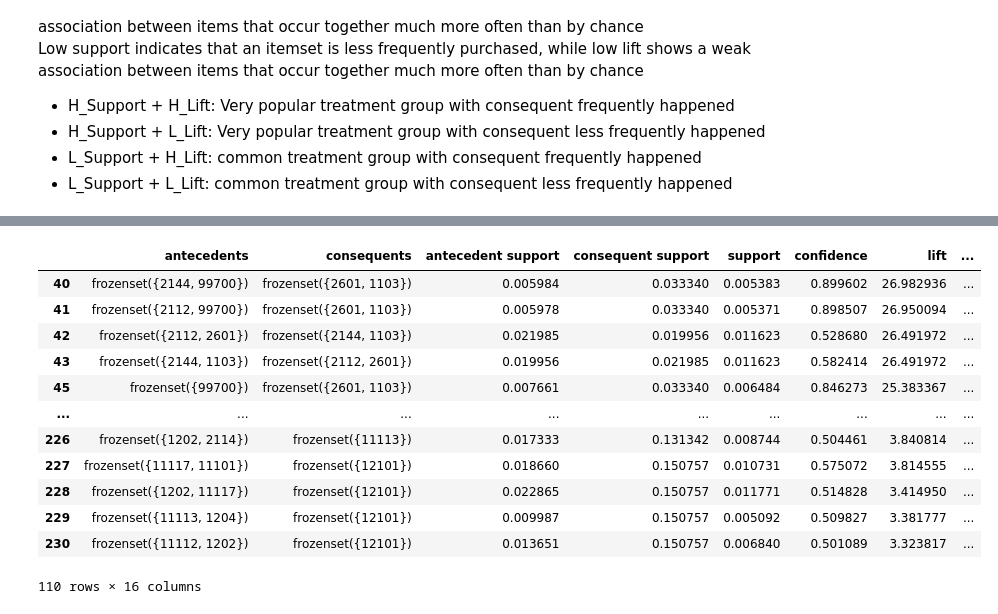
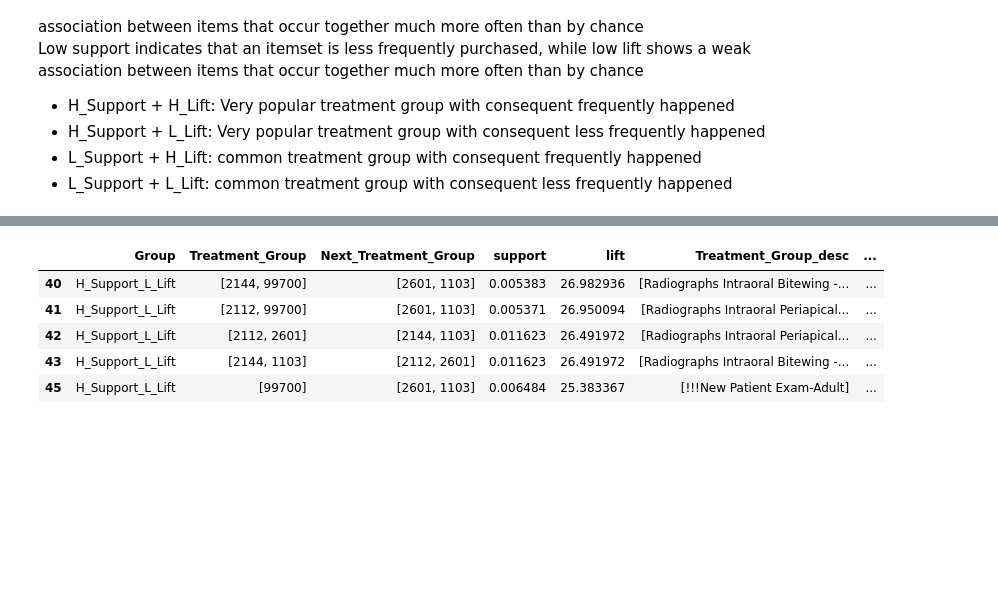
Before and after one commit to Fulankeee/SmilePass, a Jupyter notebook: Co-occurence_treatment.ipynb, the cells around one changed output, grey strips where cells are left out. Cells and saved outputs as stored; diff of their text form; code cells hidden in the pictures; blank space fills up the shorter version.

```diff
--- a/Co-occurence_treatment.ipynb
+++ b/Co-occurence_treatment.ipynb
@@ -179,6 +180,13 @@ def classify_group(row):
 
 df_r['Group'] = df_r.apply(classify_group, axis=1)
 df_r['Treatment_Group'] = df_r['antecedents'].str.findall(r'\d+').apply(lambda x: [int(i) for i in x])
+df_r['Next_Treatment_Group'] = df_r['consequents'].str.findall(r'\d+').apply(lambda x: [int(i) for i in x])
+
+code_to_description = dict(zip(df['procedure_code_y'], df['procedure_code_description']))
+def codes_with_descriptions(codes):
+    return [code_to_description.get(code, f'Unknown ({code})') for code in codes]
+df_r['Treatment_Group_desc'] = df_r['Treatment_Group'].apply(codes_with_descriptions)
+df_r['Next_Treatment_Group_desc'] = df_r['Next_Treatment_Group'].apply(codes_with_descriptions)
 df_r
 # %% [output]
 |  | antecedents | consequents | antecedent support | consequent support | support | confidence | lift | ... |
@@ -219,20 +237,14 @@ h_support_h_lift
 # %%
 # H_Support + L_Lift
-h_support_L_lift = df_r[df_r['Group'] == 'H_Support_L_Lift']
-h_support_L_lift
+H_support_L_lift = df_r[df_r['Group'] == 'H_Support_L_Lift']
+H_support_L_lift = H_support_L_lift[['Group', 'Treatment_Group', 'Next_Treatment_Group', 'support', 'lift', 'Treatment_Group_desc', 'Next_Treatment_Group_desc']]
+H_support_L_lift.head()
 # %% [output]
-|  | antecedents | consequents | antecedent support | consequent support | support | confidence | lift | ... |
-| 40 | frozenset({2144, 99700}) | frozenset({2601, 1103}) | 0.005984 | 0.033340 | 0.005383 | 0.899602 | 26.982936 | ... |
-| 41 | frozenset({2112, 99700}) | frozenset({2601, 1103}) | 0.005978 | 0.033340 | 0.005371 | 0.898507 | 26.950094 | ... |
-| 42 | frozenset({2112, 2601}) | frozenset({2144, 1103}) | 0.021985 | 0.019956 | 0.011623 | 0.528680 | 26.491972 | ... |
-| 43 | frozenset({2144, 1103}) | frozenset({2112, 2601}) | 0.019956 | 0.021985 | 0.011623 | 0.582414 | 26.491972 | ... |
-| 45 | frozenset({99700}) | frozenset({2601, 1103}) | 0.007661 | 0.033340 | 0.006484 | 0.846273 | 25.383367 | ... |
-| ... | ... | ... | ... | ... | ... | ... | ... | ... |
-| 226 | frozenset({1202, 2114}) | frozenset({11113}) | 0.017333 | 0.131342 | 0.008744 | 0.504461 | 3.840814 | ... |
-| 227 | frozenset({11117, 11101}) | frozenset({12101}) | 0.018660 | 0.150757 | 0.010731 | 0.575072 | 3.814555 | ... |
-| 228 | frozenset({1202, 11117}) | frozenset({12101}) | 0.022865 | 0.150757 | 0.011771 | 0.514828 | 3.414950 | ... |
-| 229 | frozenset({11113, 1204}) | frozenset({12101}) | 0.009987 | 0.150757 | 0.005092 | 0.509827 | 3.381777 | ... |
-| 230 | frozenset({11112, 1202}) | frozenset({12101}) | 0.013651 | 0.150757 | 0.006840 | 0.501089 | 3.323817 | ... |
+|  | Group | Treatment_Group | Next_Treatment_Group | support | lift | Treatment_Group_desc | ... |
+| 40 | H_Support_L_Lift | [2144, 99700] | [2601, 1103] | 0.005383 | 26.982936 | [Radiographs Intraoral Bitewing -... | ... |
+| 41 | H_Support_L_Lift | [2112, 99700] | [2601, 1103] | 0.005371 | 26.950094 | [Radiographs Intraoral Periapical... | ... |
+| 42 | H_Support_L_Lift | [2112, 2601] | [2144, 1103] | 0.011623 | 26.491972 | [Radiographs Intraoral Periapical... | ... |
+| 43 | H_Support_L_Lift | [2144, 1103] | [2112, 2601] | 0.011623 | 26.491972 | [Radiographs Intraoral Bitewing -... | ... |
+| 45 | H_Support_L_Lift | [99700] | [2601, 1103] | 0.006484 | 25.383367 | [!!!New Patient Exam-Adult] | ... |
-110 rows × 16 columns
 # %%
 # L_Support + H_Lift
```
Also changed, not shown: parts of 8 cells of this notebook.
